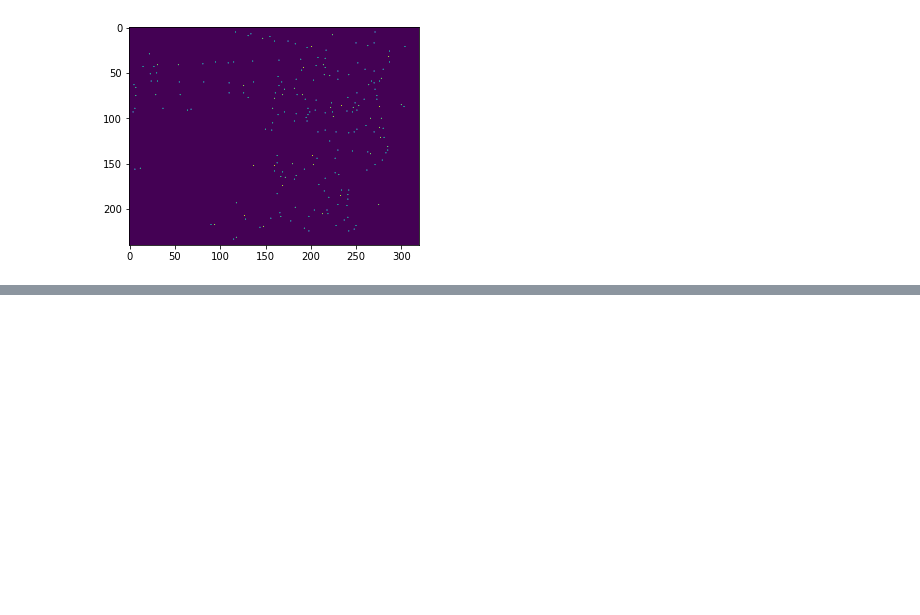
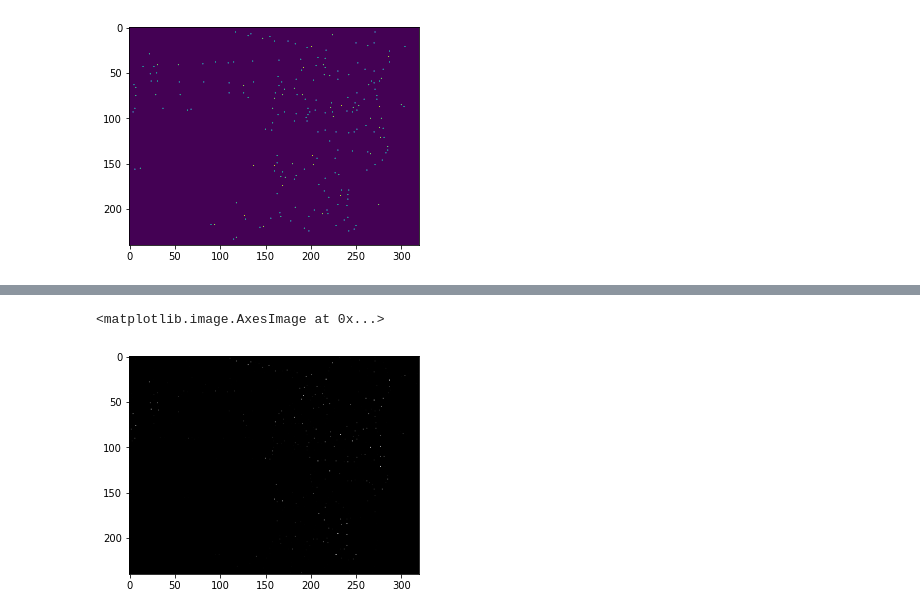
Before and after one commit to amit205/multi-task-learning, a Jupyter notebook: superpoint_MTL.ipynb, the cells around one changed output, grey strips where cells are left out. Drawn from its saved outputs; the diff is of its cells as text; code cells hidden in the pictures; blank space fills up the shorter version.

```diff
--- a/superpoint_MTL.ipynb
+++ b/superpoint_MTL.ipynb
@@ -749,0 +776,9 @@ result
+# %%
+if model_config['nms']:
+    prob = tf.map_fn(lambda p: box_nms(p, model_config['nms'],
+                                               min_prob=model_config['detection_threshold'],
+                                               keep_top_k=model_config['top_k']), y_pred)
+plt.imshow(prob[0], cmap='gray')
+# %% [output]
+<matplotlib.image.AxesImage at 0x...>
+[figure, added]
```
Also changed, not shown: parts of 53 cells of this notebook, 1 other file.
